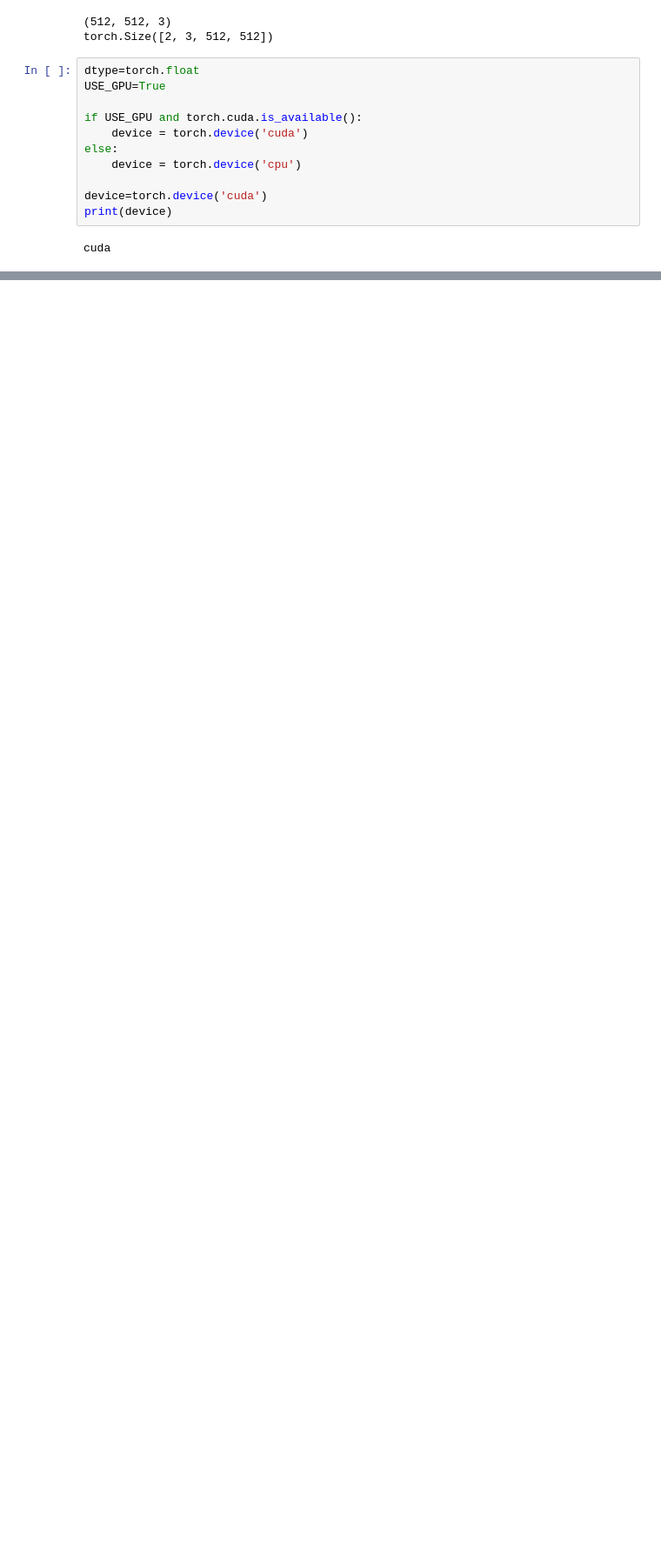
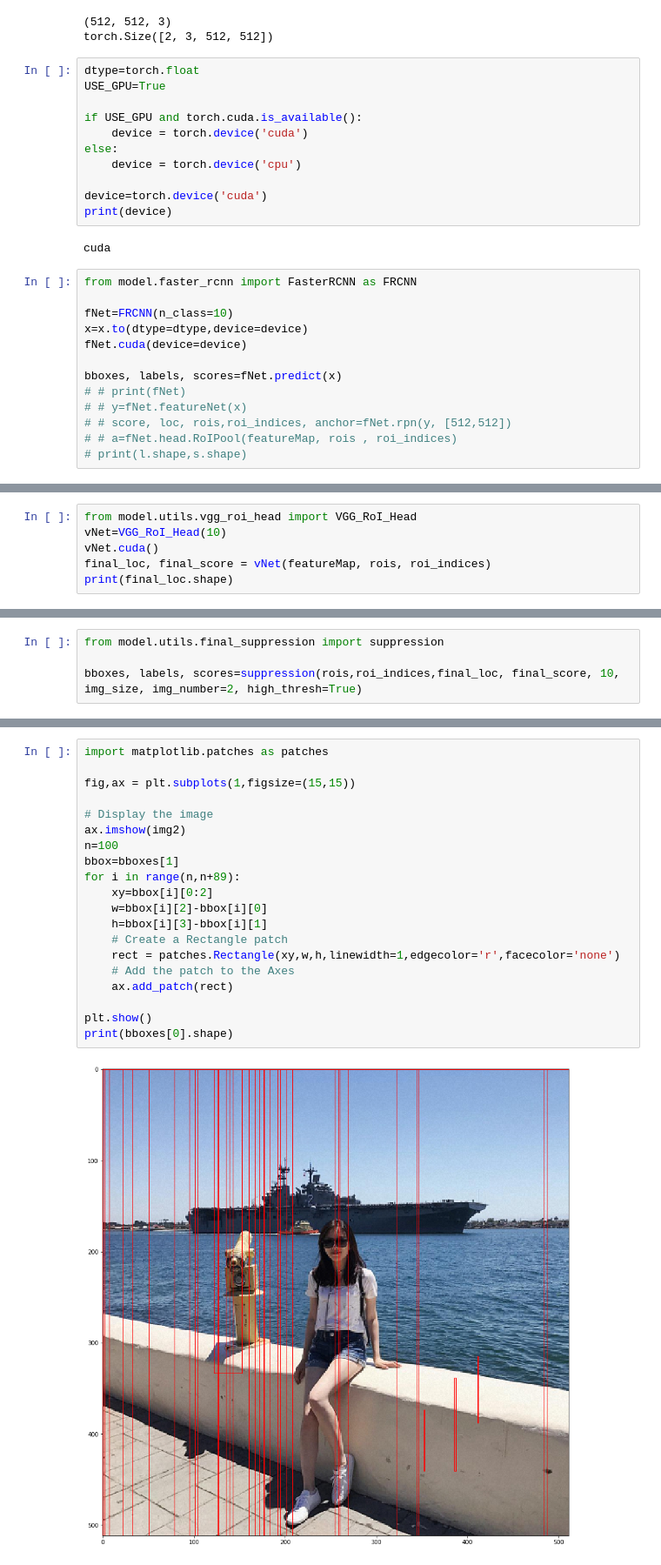
Before and after one commit to xufangda/Faster_RCNN_without_pain, a Jupyter notebook: Unit_test.ipynb, the cells around one changed output, grey strips where cells are left out. Shown at 87% size. Saved outputs shown, nothing was run; the diff lists cells and outputs as text; blank space fills up the shorter version.

```diff
--- a/Unit_test.ipynb
+++ b/Unit_test.ipynb
@@ -40,4 +39,17 @@ device=torch.device('cuda')
 print(device)
 # %% [output]
 cuda
+# %%
+from model.faster_rcnn import FasterRCNN as FRCNN
+
+fNet=FRCNN(n_class=10)
+x=x.to(dtype=dtype,device=device)
+fNet.cuda(device=device)
+
+bboxes, labels, scores=fNet.predict(x)
+# # print(fNet)
+# # y=fNet.featureNet(x)
+# # score, loc, rois,roi_indices, anchor=fNet.rpn(y, [512,512])
+# # a=fNet.head.RoIPool(featureMap, rois , roi_indices)
+# print(l.shape,s.shape)
 # %%
@@ -135,0 +110,6 @@ output=roiPool(featureMap,rois, roi_indices)
+# %%
+from model.utils.vgg_roi_head import VGG_RoI_Head
+vNet=VGG_RoI_Head(10)
+vNet.cuda()
+final_loc, final_score = vNet(featureMap, rois, roi_indices)
+print(final_loc.shape)
@@ -135,0 +118,4 @@ output=roiPool(featureMap,rois, roi_indices)
+# %%
+from model.utils.final_suppression import suppression
+
+bboxes, labels, scores=suppression(rois,roi_indices,final_loc, final_score, 10, img_size, img_number=2, high_thresh=True)
@@ -135,0 +132,22 @@ output=roiPool(featureMap,rois, roi_indices)
+# %%
+import matplotlib.patches as patches
+
+fig,ax = plt.subplots(1,figsize=(15,15))
+
+# Display the image
+ax.imshow(img2)
+n=100
+bbox=bboxes[1]
+for i in range(n,n+89):
+    xy=bbox[i][0:2]
+    w=bbox[i][2]-bbox[i][0]
+    h=bbox[i][3]-bbox[i][1]
+    # Create a Rectangle patch
+    rect = patches.Rectangle(xy,w,h,linewidth=1,edgecolor='r',facecolor='none')
+    # Add the patch to the Axes
+    ax.add_patch(rect)
+
+plt.show()
+print(bboxes[0].shape)
+# %% [output]
+[figure, added]
```
Also changed, not shown: parts of 27 cells of this notebook, 8 other files.
